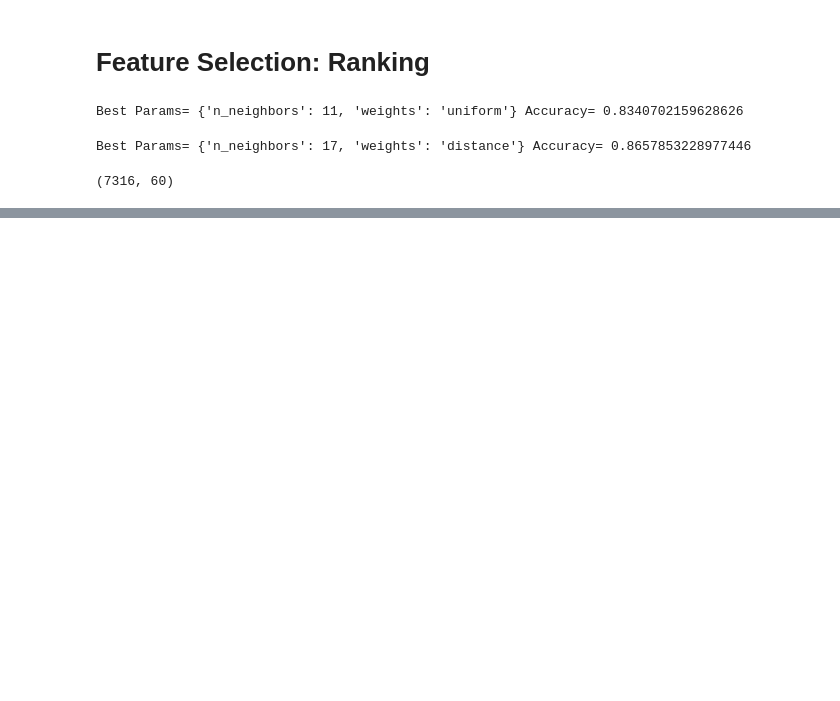
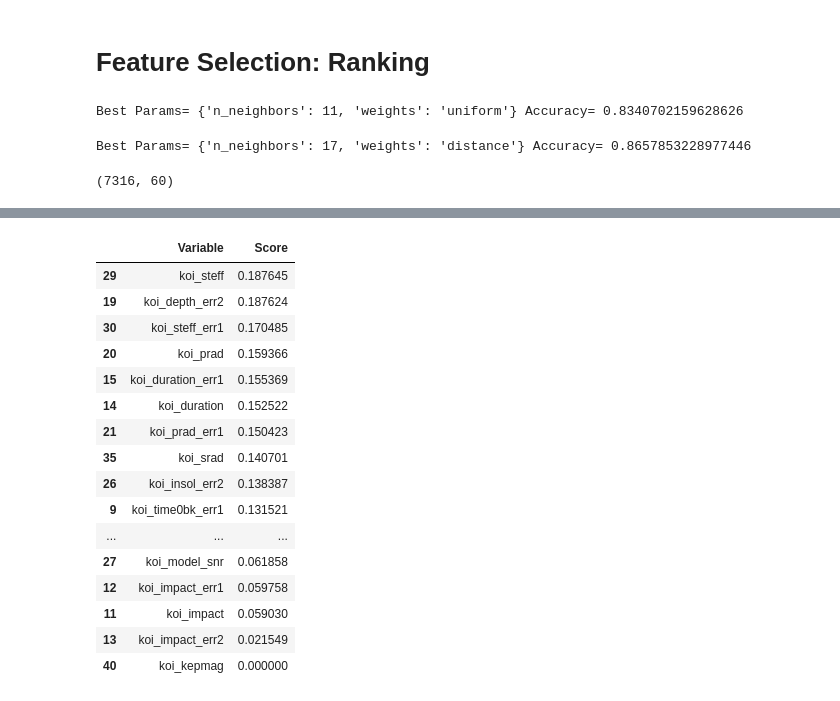
Before and after one commit to Leixb/UPC-MD_nasa, a Jupyter notebook: scripts/02-featureselection.ipynb, the cells around one changed output, grey strips where cells are left out. Drawn from its saved outputs; the diff is of its cells as text; code cells hidden in the pictures; blank space fills up the shorter version.

```diff
--- a/scripts/02-featureselection.ipynb
+++ b/scripts/02-featureselection.ipynb
@@ -310,3 +315,25 @@ array([ 1,  2,  4,  8,  9, 14, 15, 19, 20, 21, 26, 28, 29, 30, 32, 33, 35],
+# %%
+scores = list(zip(df.columns, selector.scores_))
+scores = pd.DataFrame.from_records(scores, columns=['Variable', 'Score'])
+scores.sort_values(by=['Score'], ascending=False)
+# %% [output]
+|  | Variable | Score |
+| 29 | koi_steff | 0.187645 |
+| 19 | koi_depth_err2 | 0.187624 |
+| 30 | koi_steff_err1 | 0.170485 |
+| 20 | koi_prad | 0.159366 |
+| 15 | koi_duration_err1 | 0.155369 |
+| 14 | koi_duration | 0.152522 |
+| 21 | koi_prad_err1 | 0.150423 |
+| 35 | koi_srad | 0.140701 |
+| 26 | koi_insol_err2 | 0.138387 |
+| 9 | koi_time0bk_err1 | 0.131521 |
+| ... | ... | ... |
+| 27 | koi_model_snr | 0.061858 |
+| 12 | koi_impact_err1 | 0.059758 |
+| 11 | koi_impact | 0.059030 |
+| 13 | koi_impact_err2 | 0.021549 |
+| 40 | koi_kepmag | 0.000000 |
 # %%
 keptCols = [df.columns[i] for i in cols]
 keptCols
```
Also changed, not shown: parts of 19 cells of this notebook, 4 other files.
